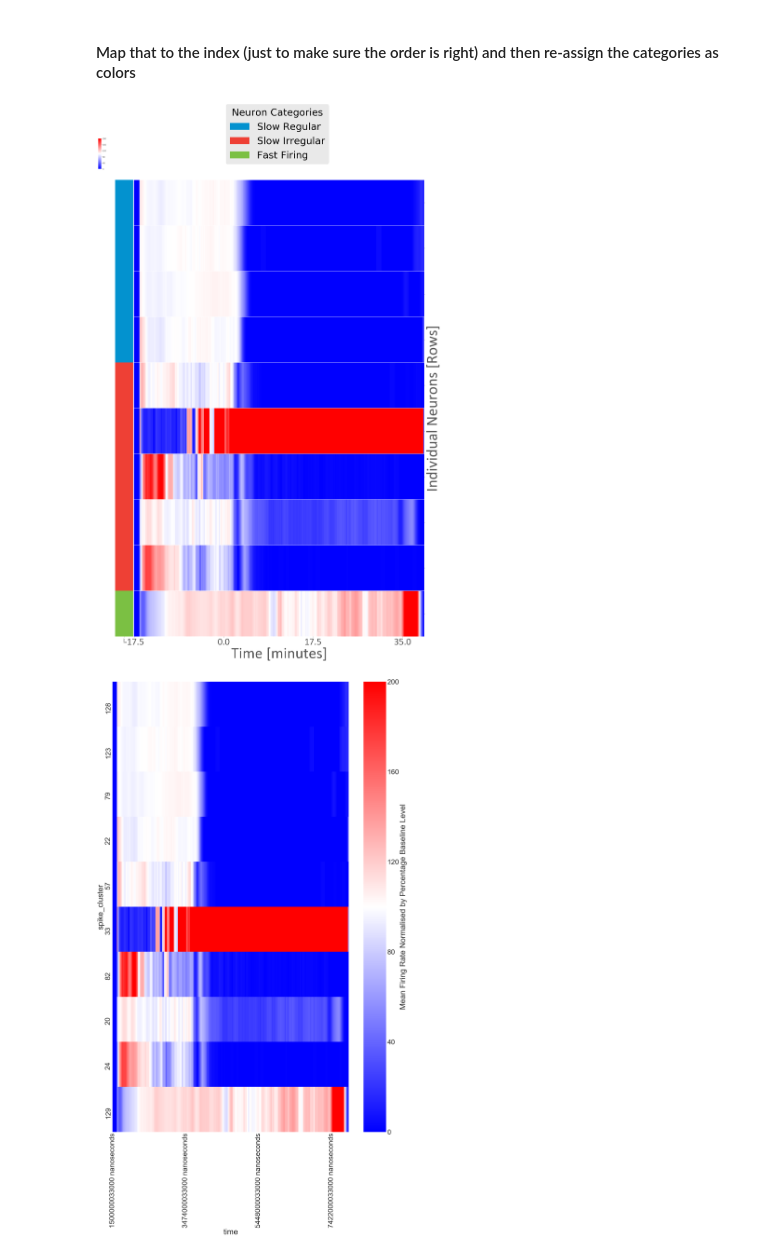
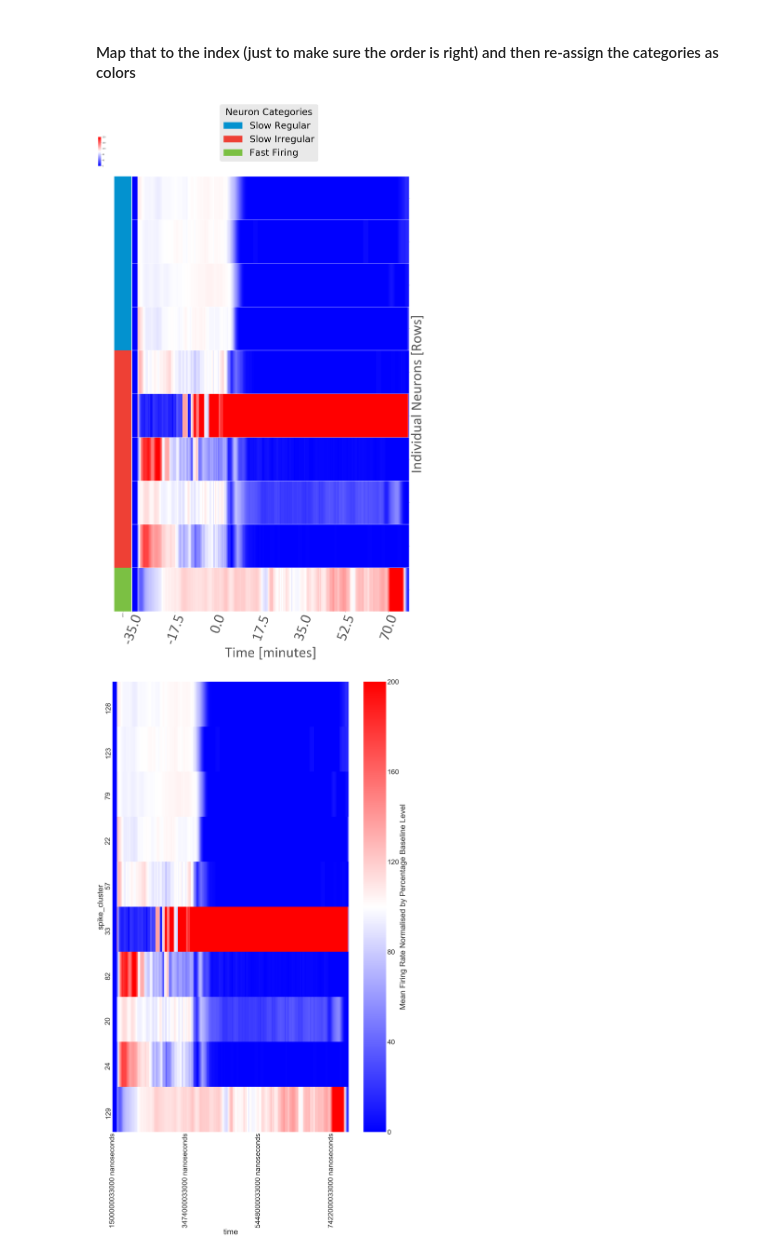
Before and after one commit to Ruairi-osul/ephys, a Jupyter notebook: mua_analysis/notebooks/New cluster heatmap.ipynb, the cells around one changed output. Saved outputs shown, nothing was run; the diff lists cells and outputs as text; code cells hidden in the pictures.

```diff
--- a/mua_analysis/notebooks/New cluster heatmap.ipynb
+++ b/mua_analysis/notebooks/New cluster heatmap.ipynb
@@ -204,30 +204,34 @@ df_colors = pd.concat([categories, colors], axis=1)
 df_colors.columns = ['category', 'color']
 # %% [markdown]
 #### Map that to the index (just to make sure the order is right) and then re-assign the categories as colors
+# %%
+tick_labels = np.arange(-35, maxtime, 17.5)
 # %%
 recording_len = df_ts.transpose().index.max().seconds
-x_tick_pos = round(recording_len / 4)
+x_tick_pos = round(recording_len / 8)
 
 cm =sns.clustermap(data=df_ts, cmap='bwr', vmin=vmin, vmax=vmax, row_colors = df_colors.drop('category', axis=1), xticklabels=x_tick_pos, row_cluster= False, col_cluster=False, figsize=(30,47))
 patches = []
 for color in ['#0392cf','#ee4035', '#7bc043']:
     patch = mpatches.Patch(color=color, label=df_colors[df_colors['color']==color]['category'].iloc[0])
     patches.append(patch)
 
 legends=cm.ax_heatmap.legend(loc='center left',bbox_to_anchor=(0.3, 1.1),handles=patches,frameon=True, markerscale=10, prop={'size': 50})
 legends.set_title(title='Neuron Categories',prop={'size':50})
 
 for line in np.arange(0,df_ts.shape[0],1):
     cm.ax_heatmap.axhline(line, color='w')
-#cm.ax_heatmap.set_xticklabels(list(map(lambda num: str(round(recording_len / 4 / 60 * num, -1)),[0, 1, 2, 3])))
-cm.ax_heatmap.set_xticklabels(np.arange(-17.5, maxtime-17.5, 17.5), **font, fontsize=50)
+cm.ax_heatmap.set_xticklabels(tick_labels, **font, fontsize=80, rotation=70)
+
+#cm.ax_heatmap.set_xticks(pd.to_numeric(ticks), tick_labels)
+
 cm.ax_heatmap.set_xlabel('Time [minutes]', **font, fontsize=80)
 cm.ax_heatmap.set_ylabel('Individual Neurons [Rows]', **font, fontsize=80)
 cm.ax_heatmap.set_yticklabels([], fontsize=50)
 plt.tight_layout
 plt.savefig(r'C:\Users\ASUS\Desktop\Images\Heatmap\Heatmap.png', dpi=600)
 # %% [output]
-[figure, old version]
+[figure, new version]
 # %%
 sns.set(font_scale=4)
 plt.figure(figsize=(30,47))
```
Also changed, not shown: 11 other files.
